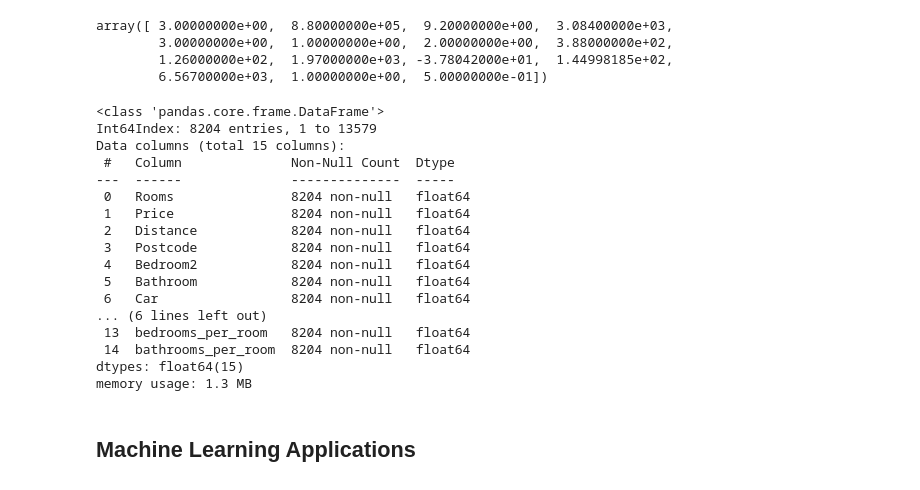
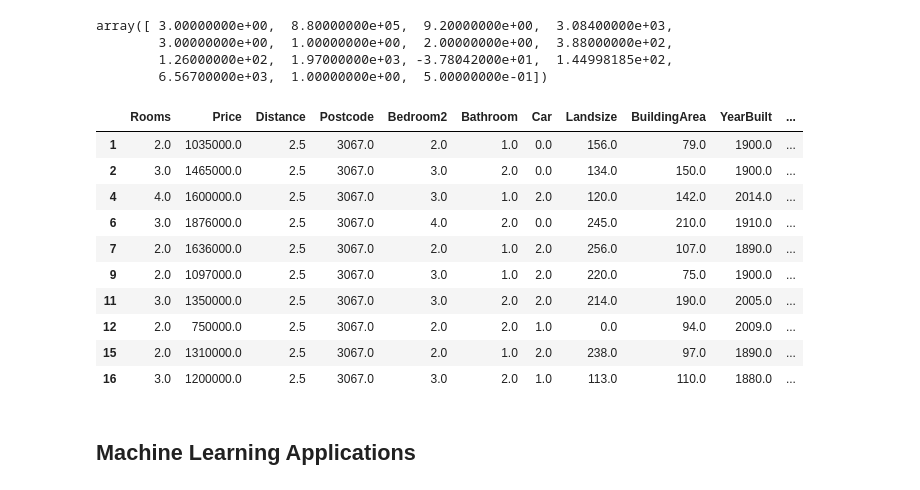
Before and after one commit to sheldyso/Data-Visualisation-Report, a Jupyter notebook: Data Visualisation Report.ipynb, the cells around one changed output. Cells and saved outputs as stored; diff of their text form; code cells hidden in the pictures.

```diff
--- a/Data Visualisation Report.ipynb
+++ b/Data Visualisation Report.ipynb
@@ -235,25 +235,20 @@ array([ 3.00000000e+00,  8.80000000e+05,  9.20000000e+00,  3.08400000e+03,
 # %%
 x_impute = imputer.transform(df_num)
 df_transform = pd.DataFrame(x_impute, columns=df_num.columns, index=df_num.index)
-df_transform.info()
+#df_transform.info()
+df_transform.head(10)
 # %% [output]
-<class 'pandas.core.frame.DataFrame'>
-Int64Index: 8204 entries, 1 to 13579
-Data columns (total 15 columns):
- #   Column              Non-Null Count  Dtype
----  ------              --------------  -----
- 0   Rooms               8204 non-null   float64
- 1   Price               8204 non-null   float64
- 2   Distance            8204 non-null   float64
- 3   Postcode            8204 non-null   float64
- 4   Bedroom2            8204 non-null   float64
- 5   Bathroom            8204 non-null   float64
- 6   Car                 8204 non-null   float64
-... (6 lines left out)
- 13  bedrooms_per_room   8204 non-null   float64
- 14  bathrooms_per_room  8204 non-null   float64
-dtypes: float64(15)
-memory usage: 1.3 MB
+|  | Rooms | Price | Distance | Postcode | Bedroom2 | Bathroom | Car | Landsize | BuildingArea | YearBuilt | ... |
+| 1 | 2.0 | 1035000.0 | 2.5 | 3067.0 | 2.0 | 1.0 | 0.0 | 156.0 | 79.0 | 1900.0 | ... |
+| 2 | 3.0 | 1465000.0 | 2.5 | 3067.0 | 3.0 | 2.0 | 0.0 | 134.0 | 150.0 | 1900.0 | ... |
+| 4 | 4.0 | 1600000.0 | 2.5 | 3067.0 | 3.0 | 1.0 | 2.0 | 120.0 | 142.0 | 2014.0 | ... |
+| 6 | 3.0 | 1876000.0 | 2.5 | 3067.0 | 4.0 | 2.0 | 0.0 | 245.0 | 210.0 | 1910.0 | ... |
+| 7 | 2.0 | 1636000.0 | 2.5 | 3067.0 | 2.0 | 1.0 | 2.0 | 256.0 | 107.0 | 1890.0 | ... |
+| 9 | 2.0 | 1097000.0 | 2.5 | 3067.0 | 3.0 | 1.0 | 2.0 | 220.0 | 75.0 | 1900.0 | ... |
+| 11 | 3.0 | 1350000.0 | 2.5 | 3067.0 | 3.0 | 2.0 | 2.0 | 214.0 | 190.0 | 2005.0 | ... |
+| 12 | 2.0 | 750000.0 | 2.5 | 3067.0 | 2.0 | 2.0 | 1.0 | 0.0 | 94.0 | 2009.0 | ... |
+| 15 | 2.0 | 1310000.0 | 2.5 | 3067.0 | 2.0 | 1.0 | 2.0 | 238.0 | 97.0 | 1890.0 | ... |
+| 16 | 3.0 | 1200000.0 | 2.5 | 3067.0 | 3.0 | 2.0 | 1.0 | 113.0 | 110.0 | 1880.0 | ... |
 # %% [markdown]
 ## Machine Learning Applications
 # %% [markdown]
```
Also changed, not shown: parts of 2 cells of this notebook.
